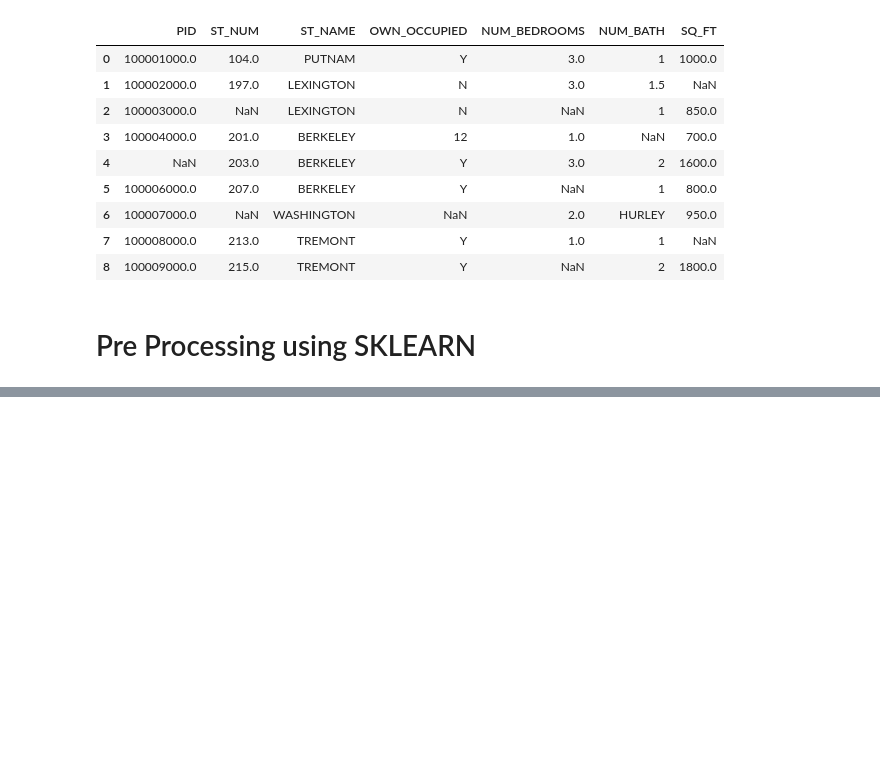
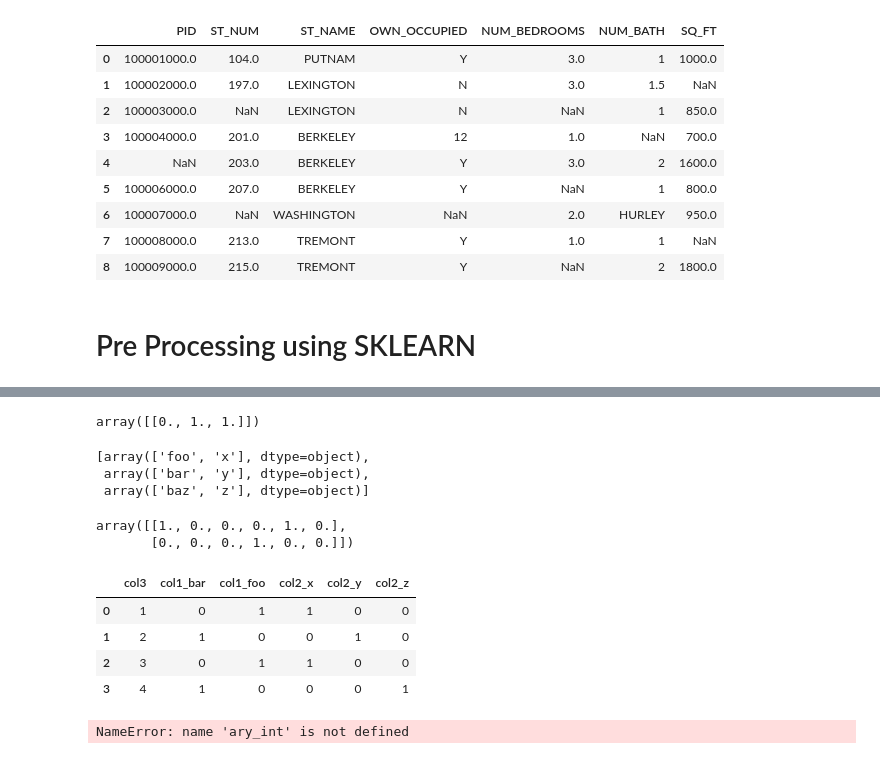
Before and after one commit to exeboy/DataSciencePythonCode, a Jupyter notebook: Data_Cleaning.ipynb, the cells around one changed output, grey strips where cells are left out. Cells and saved outputs as stored; diff of their text form; code cells hidden in the pictures; blank space fills up the shorter version.

Commit message:
using get.dummies()

```diff
--- a/Data_Cleaning.ipynb
+++ b/Data_Cleaning.ipynb
@@ -203,0 +226,9 @@ ary_str = ['foo', 'bar', 'baz', 'x', 'y', 'z']
+# %%
+# using DataFrames instead
+
+import pandas as pd
+l_encoder=preprocessing.LabelEncoder()
+df = pd.DataFrame(data = {'col1': ['foo','bar','foo','bar'],
+                          'col2': ['x', 'y', 'x', 'z'],
+                          'col3': [1, 2, 3, 4]})
+df.apply(l_encoder.fit_transform)
@@ -203,0 +241,24 @@ ary_str = ['foo', 'bar', 'baz', 'x', 'y', 'z']
+# %%
+# ordinal encoder
+
+o_encoder=preprocessing.OrdinalEncoder()
+ary_2d=[['foo', 'bar', 'baz'],['x', 'y', 'z']]
+o_encoder.fit(ary_2d) # fit the values
+o_encoder.transform([['foo', 'y', 'z']])
+# %% [output]
+array([[0., 1., 1.]])
+# %%
+# onehot # Hot encoder
+
+hot_encoder=preprocessing.OneHotEncoder(handle_unknown='ignore')
+hot_encoder.fit(ary_2d)
+hot_encoder.categories_
+# %% [output]
+[array(['foo', 'x'], dtype=object),
+ array(['bar', 'y'], dtype=object),
+ array(['baz', 'z'], dtype=object)]
+# %%
+hot_encoder.transform([['foo', 'foo', 'baz'], ['y', 'y', 'x']]).toarray()
+# %% [output]
+array([[1., 0., 0., 0., 1., 0.],
+       [0., 0., 0., 1., 0., 0.]])
@@ -203,0 +267,15 @@ ary_str = ['foo', 'bar', 'baz', 'x', 'y', 'z']
+# %%
+pd.get_dummies(df)
+# %% [output]
+|  | col3 | col1_bar | col1_foo | col2_x | col2_y | col2_z |
+| 0 | 1 | 0 | 1 | 1 | 0 | 0 |
+| 1 | 2 | 1 | 0 | 0 | 1 | 0 |
+| 2 | 3 | 0 | 1 | 1 | 0 | 0 |
+| 3 | 4 | 1 | 0 | 0 | 0 | 1 |
+# %%
+# MinMaxScaler
+
+mm_scaler = preprocessing.MinMaxScaler(feature_range=(0, 1)) # Between 0 and 1
+mm_scaler.fit([ary_int])
+# %% [output]
+NameError: name 'ary_int' is not defined
```
Also changed, not shown: parts of 6 cells of this notebook.
